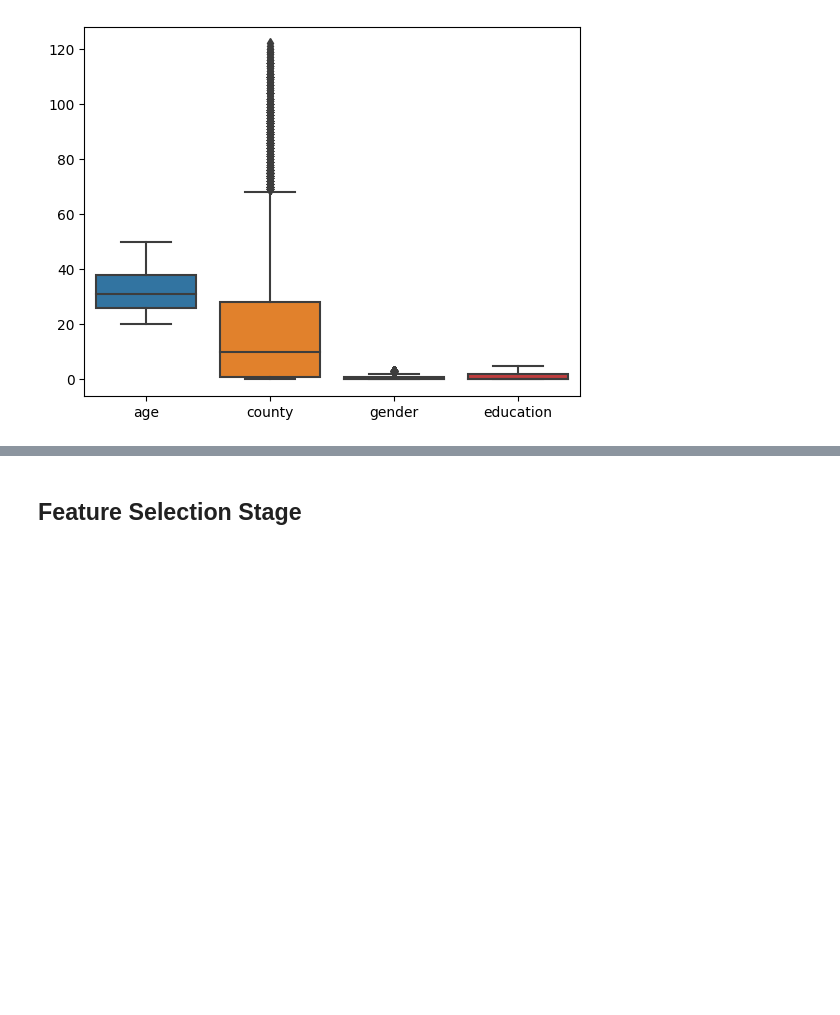
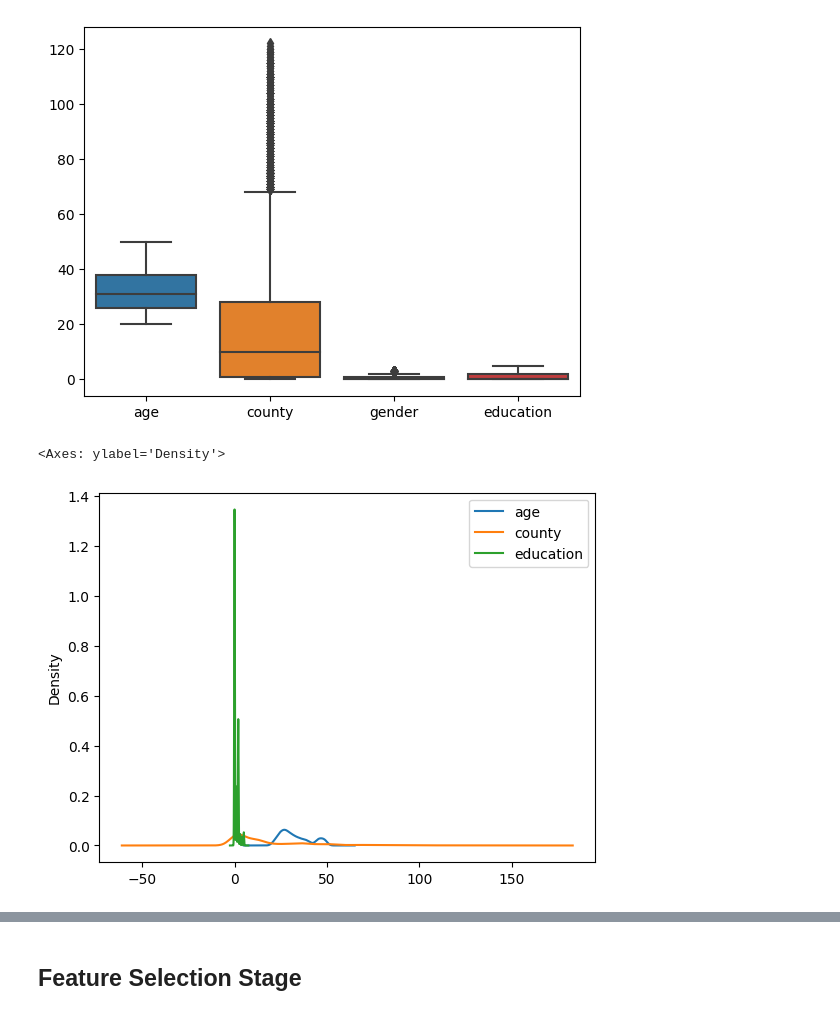
Before and after one commit to kora11e/Regression-and-Classification-ML-models, a Jupyter notebook: classification_model.ipynb, the cells around one changed output, grey strips where cells are left out. Saved outputs shown, nothing was run; the diff lists cells and outputs as text; code cells hidden in the pictures; blank space fills up the shorter version.

```diff
--- a/classification_model.ipynb
+++ b/classification_model.ipynb
@@ -228,3 +228,8 @@ sb.boxplot(data=X_train[['age', 'county', 'gender', 'education']])
 # %% [output]
 <Axes: >
 [figure]
+# %%
+X_train[['age', 'county', 'education']].plot(kind='density')
+# %% [output]
+<Axes: ylabel='Density'>
+[figure, added]
```
Also changed, not shown: parts of 1 cell of this notebook, 2 other files.
